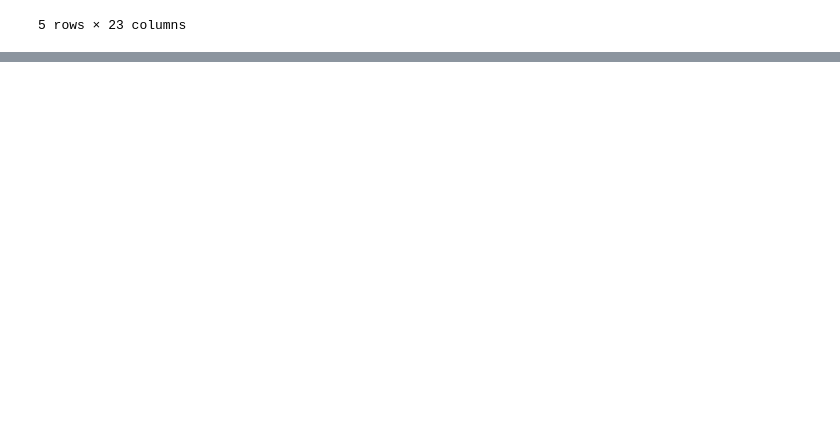
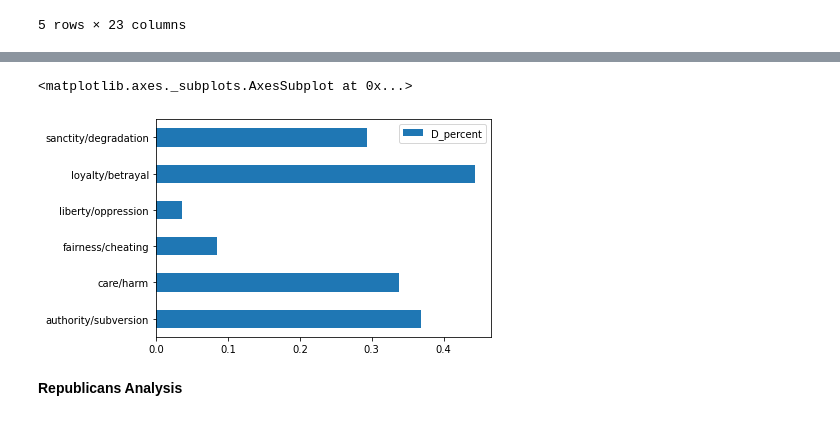
Before and after one commit to falahamro/Moral-Foundations-Analysis, a Jupyter notebook: Mapping_Moral_Foundations_of_Republicans_and_Democrats.ipynb, the cells around one changed output, grey strips where cells are left out. Drawn from its saved outputs; the diff is of its cells as text; code cells hidden in the pictures; blank space fills up the shorter version.

```diff
--- a/Mapping_Moral_Foundations_of_Republicans_and_Democrats.ipynb
+++ b/Mapping_Moral_Foundations_of_Republicans_and_Democrats.ipynb
@@ -352,0 +388,12 @@ campaign.head()
+# %%
+# let's create a table that only contains Democrats using boolean indexing
+
+# We start by filtering out non-Democrat speeaches
+
+party_col = campaign['Party']
+
+dem_cond = party_col =='D'
+
+democrats = campaign[dem_cond]
+
+democrats.head()
@@ -352,0 +410,9 @@ campaign.head()
+# %%
+from pandas.core import apply
+# we select the foundations columns and calculate the mean percent for each
+
+avg_dem_stats = (democrats.loc[:, list(mft_dict.keys())]
+                 .apply(np.mean)
+                 .to_frame('D_percent'))
+
+avg_dem_stats
@@ -352,0 +427,9 @@ campaign.head()
+# %%
+# let's create a horixontal bar plot using the .plot.barh() method on avg_dem_stats
+
+avg_dem_stats.plot.barh()
+# %% [output]
+<matplotlib.axes._subplots.AxesSubplot at 0x...>
+[figure, added]
+# %% [markdown]
+**Republicans Analysis**
```
Also changed, not shown: parts of 26 cells of this notebook.
